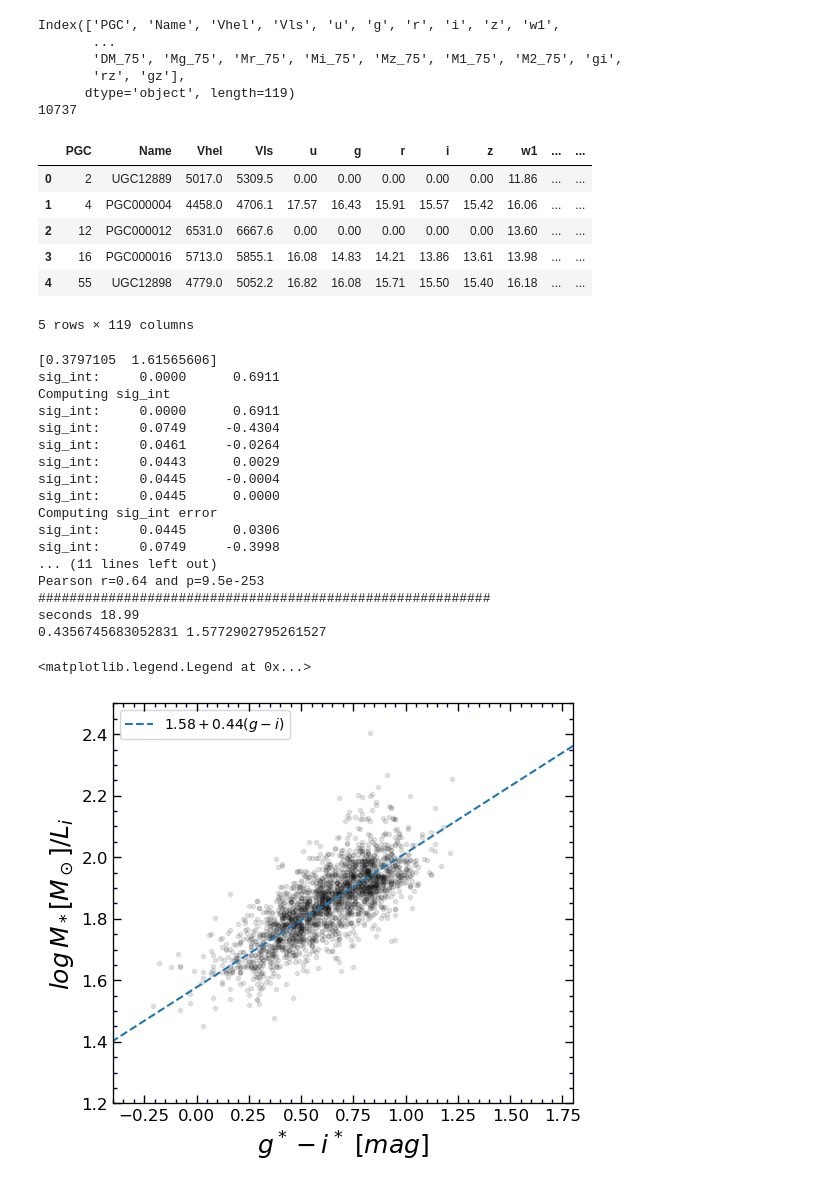
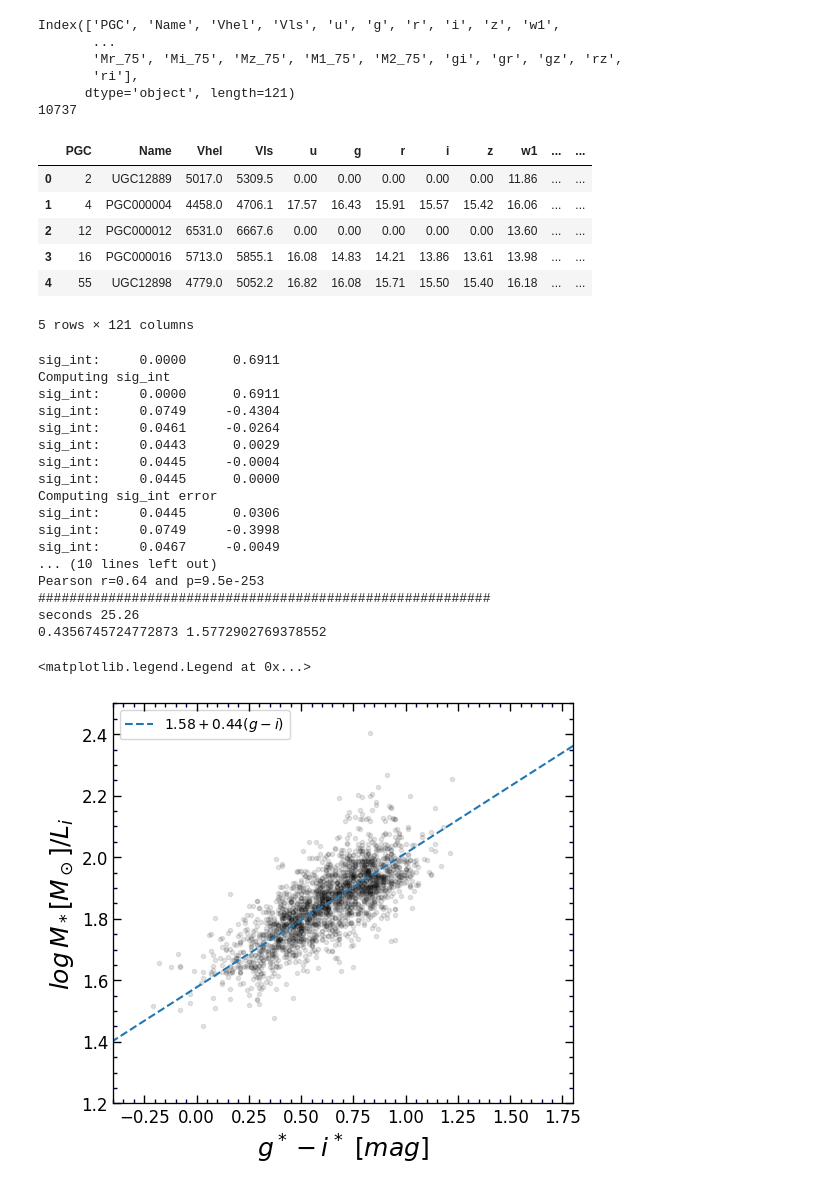
Before and after one commit to ekourkchi/test_TFRcatal, a Jupyter notebook: Stellar_mass.ipynb, the cells around one changed output. Cells and saved outputs as stored; diff of their text form; code cells hidden in the pictures.

```diff
--- a/Stellar_mass.ipynb
+++ b/Stellar_mass.ipynb
@@ -82,9 +82,10 @@ df['M1_75'] = np.asarray([np.float64(x) for x in df['w1***'].values]) - df.DM_75
 df['M2_75'] = np.asarray([np.float64(x) for x in df['w2***'].values]) - df.DM_75.values
 
 df['gi'] = df['g***'] - df['i***']
+df['gr'] = df['g***'] - df['r***']
+df['gz'] = df['g***'] - df['z***']
 df['rz'] = df['r***'] - df['z***']
-df['gz'] = df['g***'] - df['z***']
-
+df['ri'] = df['r***'] - df['i***']
 
 print(df.columns)
 print(len(df))
@@ -93,9 +94,9 @@ df.head()
 # %% [output]
 Index(['PGC', 'Name', 'Vhel', 'Vls', 'u', 'g', 'r', 'i', 'z', 'w1',
        ...
-       'DM_75', 'Mg_75', 'Mr_75', 'Mi_75', 'Mz_75', 'M1_75', 'M2_75', 'gi',
-       'rz', 'gz'],
-      dtype='object', length=119)
+       'Mr_75', 'Mi_75', 'Mz_75', 'M1_75', 'M2_75', 'gi', 'gr', 'gz', 'rz',
+       'ri'],
+      dtype='object', length=121)
 10737
 |  | PGC | Name | Vhel | Vls | u | g | r | i | z | w1 | ... | ... |
 | 0 | 2 | UGC12889 | 5017.0 | 5309.5 | 0.00 | 0.00 | 0.00 | 0.00 | 0.00 | 11.86 | ... | ... |
@@ -103,4 +104,4 @@ Index(['PGC', 'Name', 'Vhel', 'Vls', 'u', 'g', 'r', 'i', 'z', 'w1',
 | 2 | 12 | PGC000012 | 6531.0 | 6667.6 | 0.00 | 0.00 | 0.00 | 0.00 | 0.00 | 13.60 | ... | ... |
 | 3 | 16 | PGC000016 | 5713.0 | 5855.1 | 16.08 | 14.83 | 14.21 | 13.86 | 13.61 | 13.98 | ... | ... |
 | 4 | 55 | UGC12898 | 4779.0 | 5052.2 | 16.82 | 16.08 | 15.71 | 15.50 | 15.40 | 16.18 | ... | ... |
-5 rows × 119 columns
+5 rows × 121 columns
@@ -119,18 +111,12 @@ fig.subplots_adjust(wspace=0, top=0.92, bottom=0.12, left=0.06, right=0.98)
 gs = gridspec.GridSpec(1,1) ; p=0
 ax = plt.subplot(gs[p]) ; p+=1
 
-
-
-df['iw'] = df['i***']-df['w1***']
-# df['iw'] = df['Mi_75'] - df['M1_75']
 df['logMs'] =(np.log10(0.5) + 0.4*5.91)-0.4*df['M1_75']+0.4*df['Mi_75']
-
 
 dff = df[(df.Qs>2)&(df.Qw>2)&(df.logMs<10)].dropna()
 
 X0 = dff.gi.values
-Y0 = dff.logMs.values # +  (0.142*dff.lgWmxi.values - 0.366)
-Vmod = dff.Vmod.values
+Y0 = dff.logMs.values
 
 ax.plot(X0, Y0, 'k.', alpha=0.1)
 
@@ -141,21 +127,6 @@ set_axes(ax, (-0.4,1.8), (1.2,2.5), fontsize=12)
 def func(x, m, b):
     return m*x+b
 
-
-fit, cov = curve_fit(func, X0, Y0)
-
-linear = odr.Model(f)
-mydata = odr.Data(X0, Y0)
-myodr = odr.ODR(mydata, linear, beta0=[1,1])
-myoutput = myodr.run()
-print(myoutput.beta)
-
-m = myoutput.beta[0]
-b = myoutput.beta[1]
-m0 = fit[0]
-b0 = fit[1]
-# m = 1./m
-# b = -b*m
 
 
 mcfit = lts_linefit(X0, Y0, X0*0+0.07, Y0*0+0.11*0.4, clip=3., plot=False)
@@ -178,40 +149,35 @@ yy1 = yy[yy>yy0]
 # ax.plot(xx1, yy1, 'r.', alpha=0.5)
 
 
 yy0 = m*xx+b
 xx1 = xx[yy<yy0]
 yy1 = yy[yy<yy0]
 # ax.plot(xx1, yy1, 'b.', alpha=0.5)
 
 print(m, b)
 
-# dff = df[(df.Qs>2)&(df.Qw>0)&(df.gi>-1)&(df.logMs<10)].dropna()
-# dff['delta'] = (m*dff.gi+b)-dff.logMs
-# std = dff['delta'].std()
-# dff = dff[np.abs(dff.delta)<3.5*std]
 
 ax.set_xlabel(r'$g^*-i^* \/\/[mag]$', fontsize=18)
 ax.set_ylabel(r'$log \/ M_*[M_\odot]/L_{i}$', fontsize=18)
-# ax.set_title(r'$\Upsilon_*=0.5\/\/ [M_{\odot}/L_{\odot}]_{W1}$', fontsize=16)
 
 ax.legend()
 # %% [output]
-[0.3797105  1.61565606]
 sig_int:     0.0000      0.6911
 Computing sig_int
 sig_int:     0.0000      0.6911
 sig_int:     0.0749     -0.4304
 sig_int:     0.0461     -0.0264
 sig_int:     0.0443      0.0029
 sig_int:     0.0445     -0.0004
 sig_int:     0.0445      0.0000
 Computing sig_int error
 sig_int:     0.0445      0.0306
 sig_int:     0.0749     -0.3998
-... (11 lines left out)
+sig_int:     0.0467     -0.0049
+... (10 lines left out)
 Pearson r=0.64 and p=9.5e-253
 ##########################################################
-seconds 18.99
-0.4356745683052831 1.5772902795261527
+seconds 25.26
+0.4356745724772873 1.5772902769378552
 <matplotlib.legend.Legend at 0x...>
-[figure, old version]
+[figure, new version]
```
Also changed, not shown: parts of 11 cells of this notebook, 7 other files.
